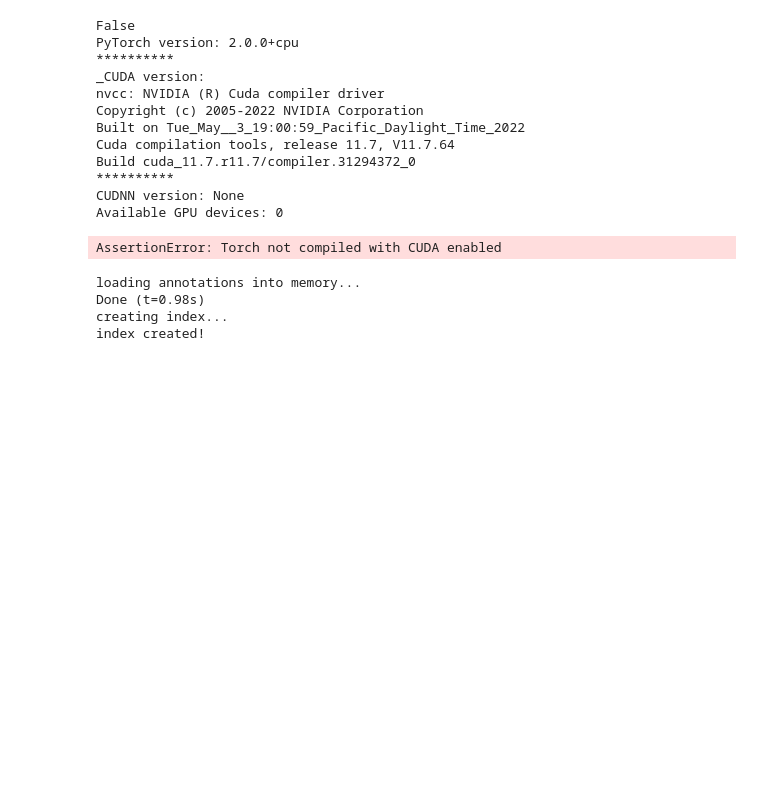
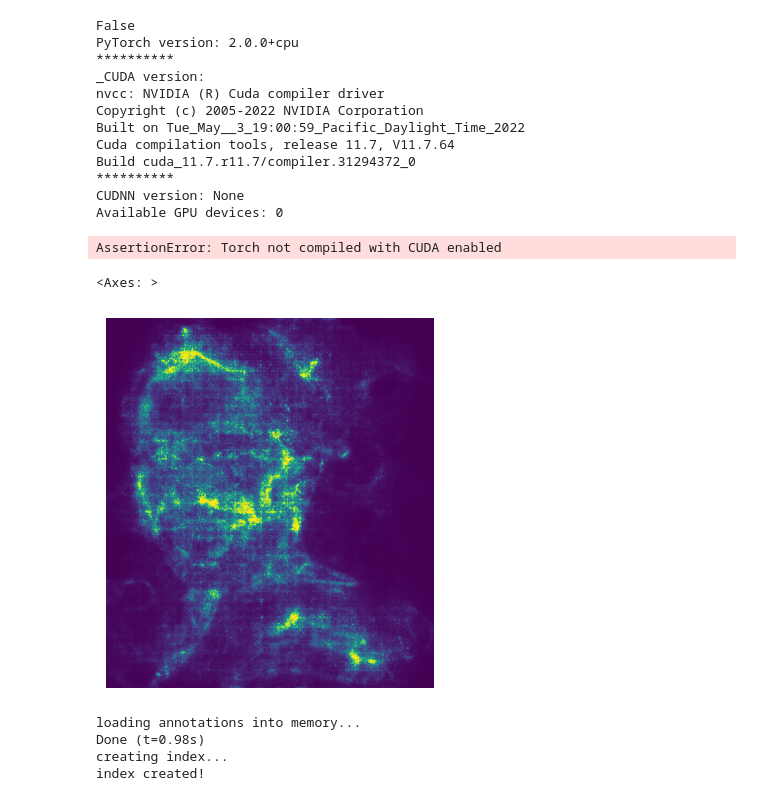
Before and after one commit to toby-j/pathvision, a Jupyter notebook: tester.ipynb, the cells around one changed output. Cells and saved outputs as stored; diff of their text form; code cells hidden in the pictures; blank space fills up the shorter version.

Commit message:
Loading from disk to debug feature

```diff
--- a/tester.ipynb
+++ b/tester.ipynb
@@ -23,6 +27,28 @@ Build cuda_11.7.r11.7/compiler.31294372_0
 CUDNN version: None
 Available GPU devices: 0
 AssertionError: Torch not compiled with CUDA enabled
+# %%
+def ShowImage(im, title='', ax=None):
+    if ax is None:
+        fig, ax = P.subplots()
+    if isinstance(im, Image.Image):  # check if image is PIL image
+        im = np.asarray(im)
+    ax.imshow(im.squeeze())
+    ax.set_title(title)
+    ax.axis('off')
+    return ax
+
+smoothgrad_folder = 'pathvision/test/numpys/smoothgrad/'
+smoothgrad_disk = []
+for filename in os.listdir(smoothgrad_folder):
+    if filename.endswith('.csv'):
+        smoothgrad_arr = np.loadtxt(os.path.join(smoothgrad_folder, filename), delimiter=',')
+        smoothgrad_disk.append(smoothgrad_arr)
+
+ShowImage(smoothgrad_disk[0])
+# %% [output]
+<Axes: >
+[figure, added]
 # %%
 from PIL import Image
 import pathvision.core as pathvision
```
Also changed, not shown: parts of 2 cells of this notebook, 5 other files.
